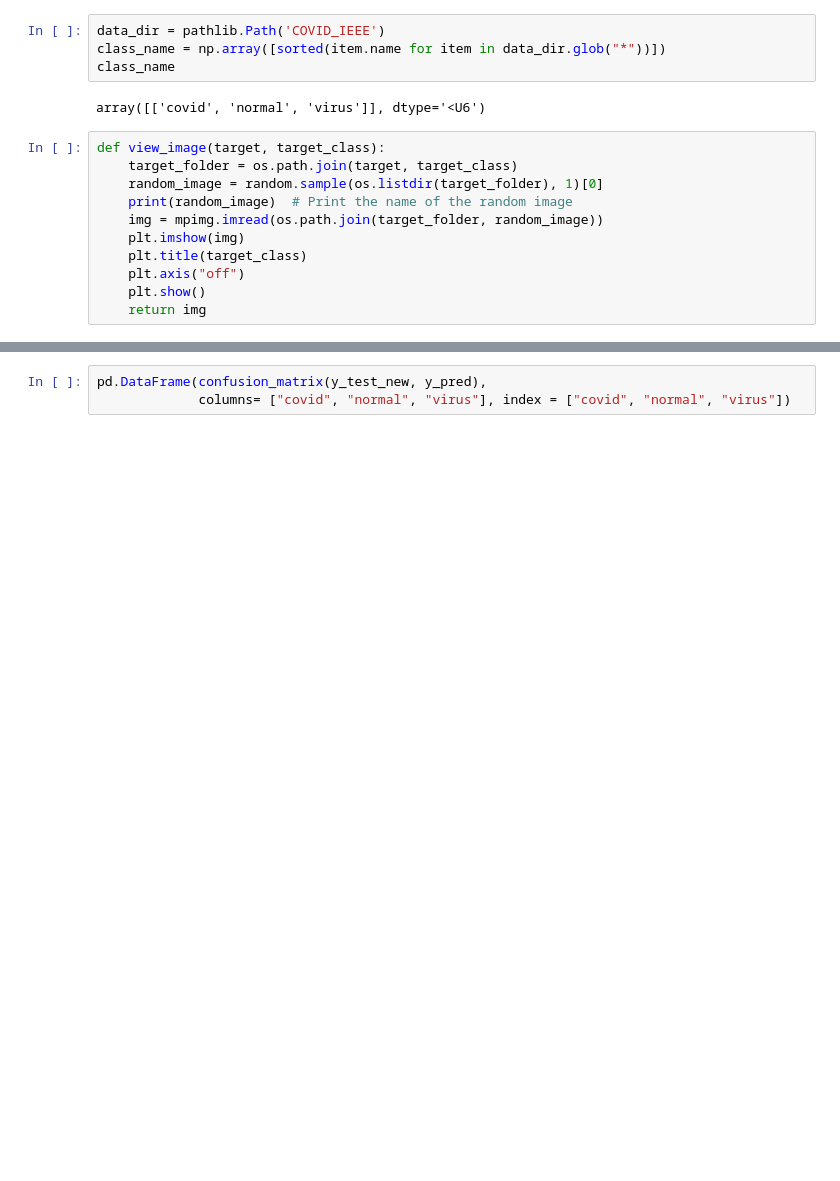
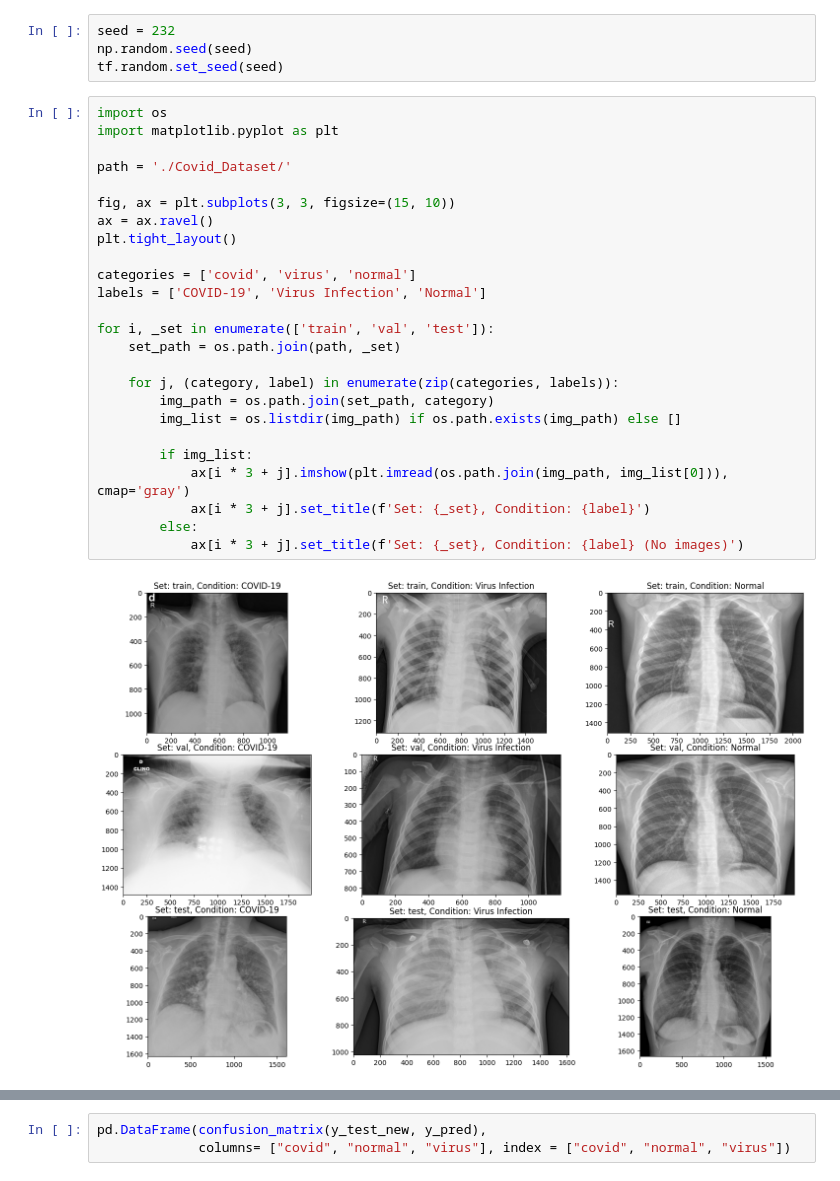
Before and after one commit to Amirbeek/COVID-19-Detector-Web-Application, a Jupyter notebook: Covid_X_Ray_Predictor.ipynb, the cells around one changed output, grey strips where cells are left out. Cells and saved outputs as stored; diff of their text form; blank space fills up the shorter version.

```diff
--- a/Covid_X_Ray_Predictor.ipynb
+++ b/Covid_X_Ray_Predictor.ipynb
@@ -27,18 +17,32 @@ there are 619 files in COVID_IEEE\virus
 # %%
-data_dir = pathlib.Path('COVID_IEEE')
-class_name = np.array([sorted(item.name for item in data_dir.glob("*"))])
-class_name
+seed = 232
+np.random.seed(seed)
+tf.random.set_seed(seed)
-# %% [output]
-array([['covid', 'normal', 'virus']], dtype='<U6')
 # %%
-def view_image(target, target_class):
-    target_folder = os.path.join(target, target_class)
-    random_image = random.sample(os.listdir(target_folder), 1)[0]
-    print(random_image)  # Print the name of the random image
-    img = mpimg.imread(os.path.join(target_folder, random_image))
-    plt.imshow(img)
-    plt.title(target_class)
-    plt.axis("off")
-    plt.show()
-    return img
+import os
+import matplotlib.pyplot as plt
+
+path = './Covid_Dataset/'
+
+fig, ax = plt.subplots(3, 3, figsize=(15, 10))
+ax = ax.ravel()
+plt.tight_layout()
+
+categories = ['covid', 'virus', 'normal']
+labels = ['COVID-19', 'Virus Infection', 'Normal']
+
+for i, _set in enumerate(['train', 'val', 'test']):
+    set_path = os.path.join(path, _set)
+
+    for j, (category, label) in enumerate(zip(categories, labels)):
+        img_path = os.path.join(set_path, category)
+        img_list = os.listdir(img_path) if os.path.exists(img_path) else []
+
+        if img_list:
+            ax[i * 3 + j].imshow(plt.imread(os.path.join(img_path, img_list[0])), cmap='gray')
+            ax[i * 3 + j].set_title(f'Set: {_set}, Condition: {label}')
+        else:
+            ax[i * 3 + j].set_title(f'Set: {_set}, Condition: {label} (No images)')
+# %% [output]
+[figure, added]
 # %%
```
Also changed, not shown: parts of 25 cells of this notebook, 9 other files.
